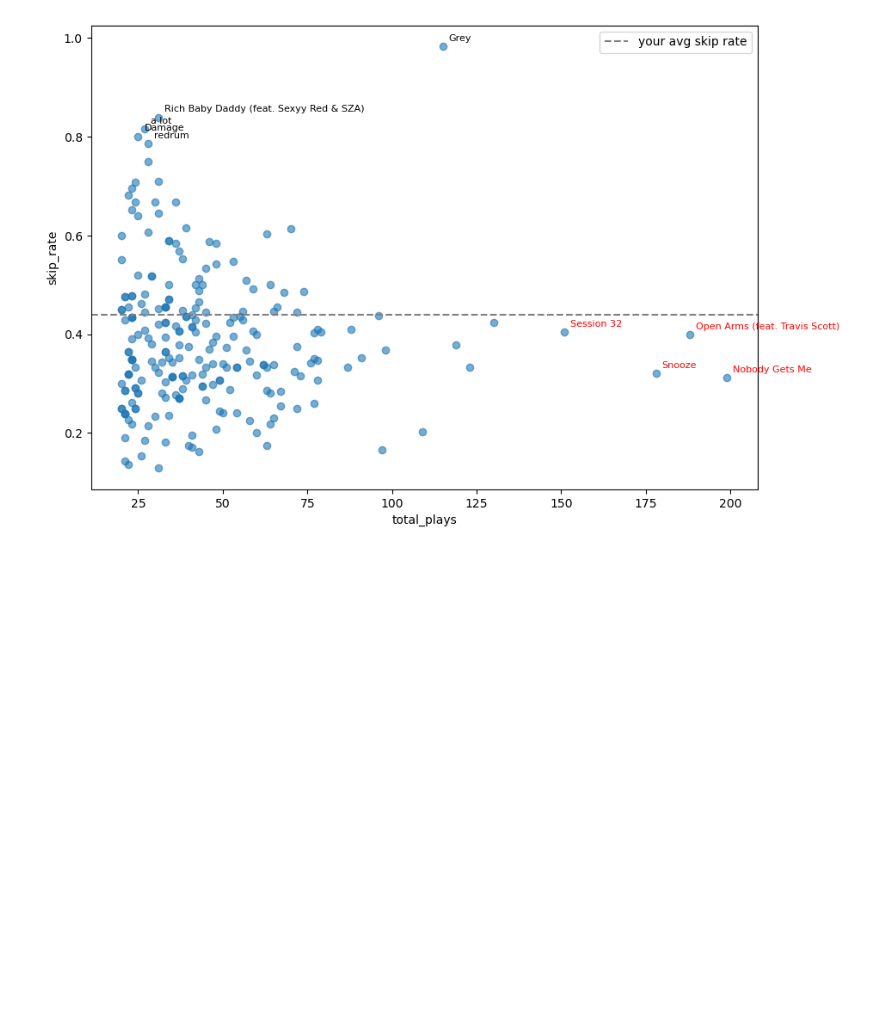
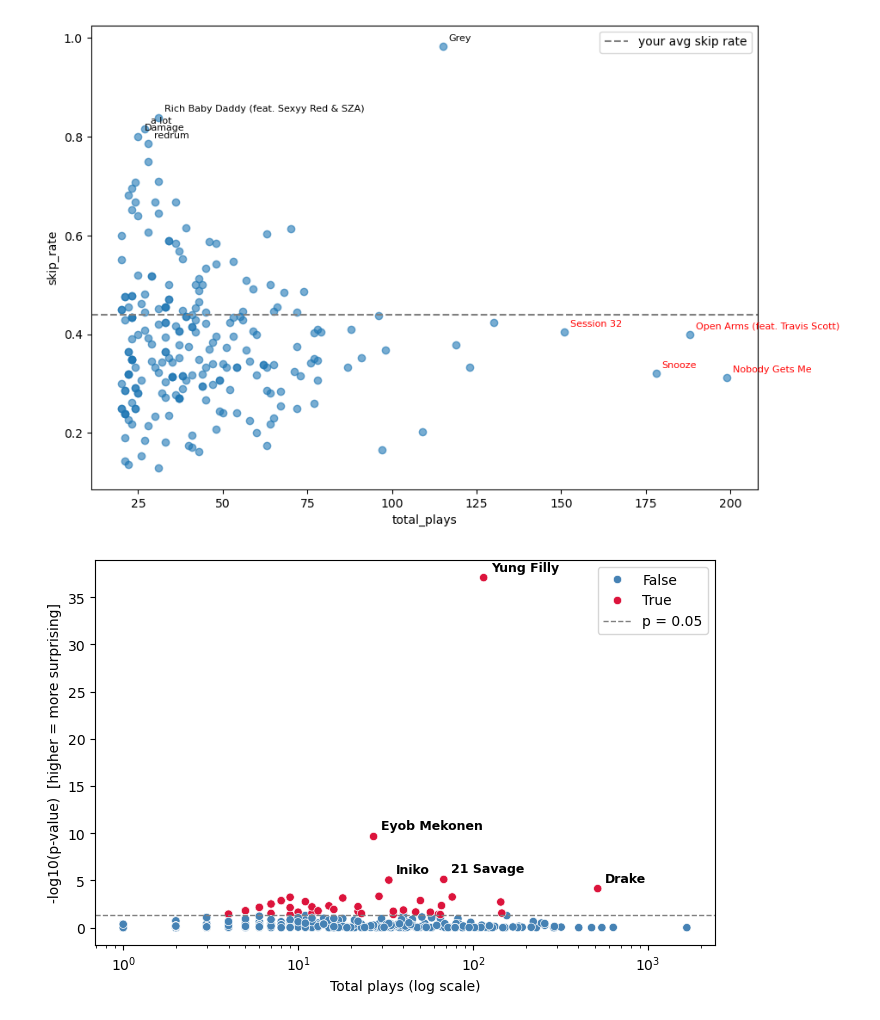
Before and after one commit to kaleb-asefa/rewind, a Jupyter notebook: notebooks/main.ipynb, the cells around one changed output. Saved outputs shown, nothing was run; the diff lists cells and outputs as text; code cells hidden in the pictures; blank space fills up the shorter version.

Commit message:
feat: add skip_surprise function and calculation to artist_stats

```diff
--- a/notebooks/main.ipynb
+++ b/notebooks/main.ipynb
@@ -154,3 +154,47 @@ ax.legend()
 plt.show()
 # %% [output]
 [figure]
+# %%
+from scipy.stats import binomtest
+
+global_skip_rate = df['skipped'].mean()  # your overall skip rate across everything
+
+def skip_surprise(artist_name, p=global_skip_rate):
+    skips = artist_stats.loc[artist_name, 'skips']
+    plays = artist_stats.loc[artist_name, 'total_plays']
+    result = binomtest(skips, plays, p, alternative='greater')
+    return result.pvalue  # small = surprising, this artist isn't "just average"
+# %%
+artist_stats['skip_surprise'] = artist_stats.index.map(skip_surprise)
+# %%
+import numpy as np
+import matplotlib.pyplot as plt
+import seaborn as sns
+
+# avoid log(0) for any p-values that underflowed to exactly 0
+artist_stats['neg_log_p'] = -np.log10(artist_stats['skip_surprise'].clip(lower=1e-300))
+artist_stats['significant'] = artist_stats['skip_surprise'] < 0.05
+
+fig, ax = plt.subplots(figsize=(8, 5))
+sns.scatterplot(
+    data=artist_stats, x='total_plays', y='neg_log_p',
+    hue='significant', palette={True: 'crimson', False: 'steelblue'},
+    ax=ax
+)
+top3 = artist_stats.nsmallest(5, 'skip_surprise')
+
+for _, row in top3.iterrows():
+    ax.annotate(
+        row.name,  # swap this for whatever your artist name column is actually called
+        xy=(row['total_plays'], row['neg_log_p']),
+        xytext=(5, 5), textcoords='offset points',
+        fontsize=9, fontweight='bold'
+    )
+ax.set_xscale('log')
+ax.axhline(-np.log10(0.05), color='gray', linestyle='--', linewidth=1, label='p = 0.05')
+ax.set_xlabel('Total plays (log scale)')
+ax.set_ylabel('-log10(p-value)  [higher = more surprising]')
+ax.legend()
+plt.show()
+# %% [output]
+[figure, added]
```
